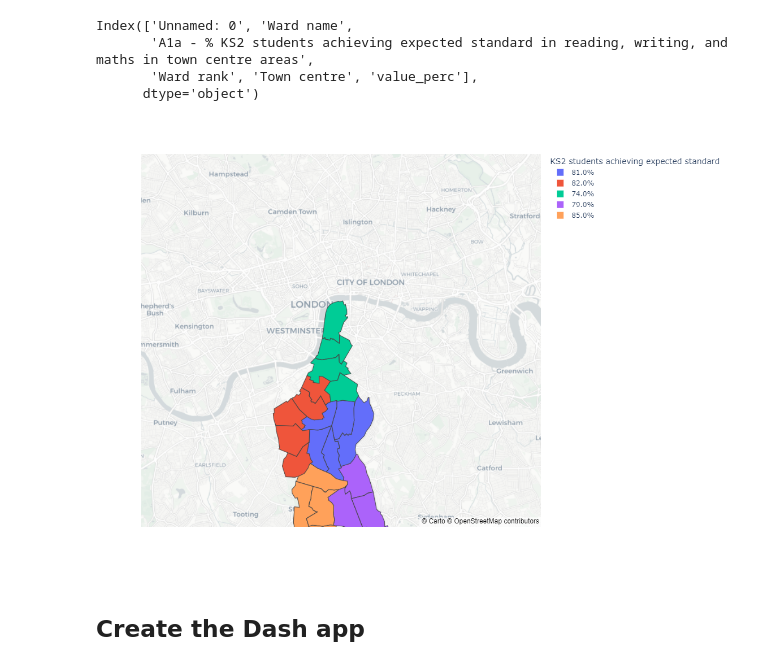
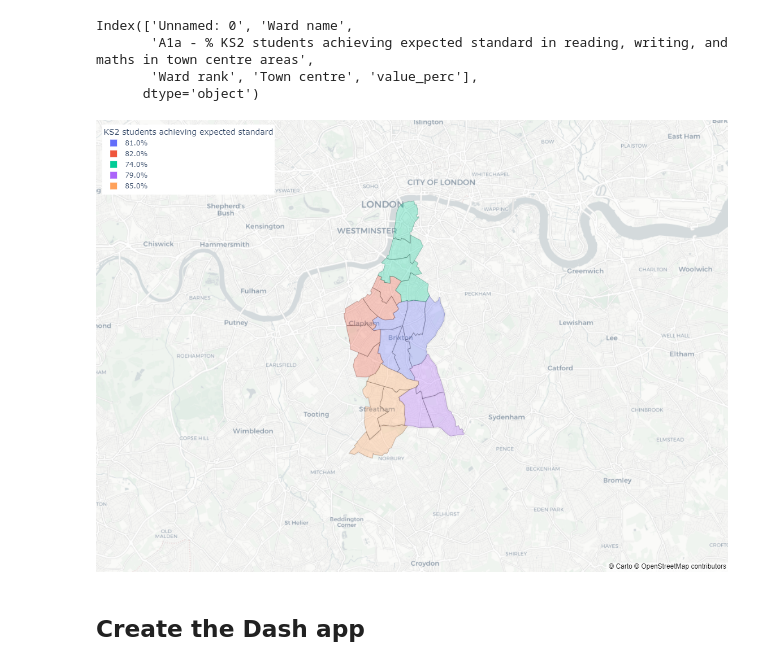
Before and after one commit to seanpedrick-case/dash_test, a Jupyter notebook: dash_micro_test_additions_20220614.ipynb, the cells around one changed output. Saved outputs shown, nothing was run; the diff lists cells and outputs as text; code cells hidden in the pictures.

```diff
--- a/dash_micro_test_additions_20220614.ipynb
+++ b/dash_micro_test_additions_20220614.ipynb
@@ -111,19 +111,27 @@ data['WD13NM'] = data['Ward name']
 # %%
 fig = px.choropleth_mapbox(data, geojson=lambeth_ward_json, locations='WD13NM', color='value_perc',
                            color_continuous_scale="Viridis", featureidkey="properties.WD13NM",
                            range_color=(0, 12),
-                           mapbox_style="carto-positron",
-                           center = {"lat": 51.4935, "lon": -0.11},
+                           mapbox_style= "carto-positron", # "open-street-map",
+                           center = {"lat": 51.4535, "lon": -0.11},
                            zoom=11,
                            #scope="europe",
-                           labels={'value_perc':'KS2 students achieving expected standard'}
+                           labels={'value_perc':'KS2 students achieving expected standard'},
+                           custom_data=["WD13NM"],
+                           opacity=0.3
                           )
 
-fig.update_layout(height=800)
-#fig.update_layout(margin={"r":0,"t":0,"l":0,"b":0})
-#fig.show()
+fig.update_layout(height=800,
+                  margin={"r":0,"t":0,"l":0,"b":0},
+                  legend=dict(
+                    yanchor="top",
+                    y=0.99,
+                    xanchor="left",
+                    x=0.01
+                    )
+                 )
 # %% [output]
-[figure, old version]
+[figure, new version]
 # %% [markdown]
 ## Create the Dash app
 # %%
```
Also changed, not shown: 1 other file.
